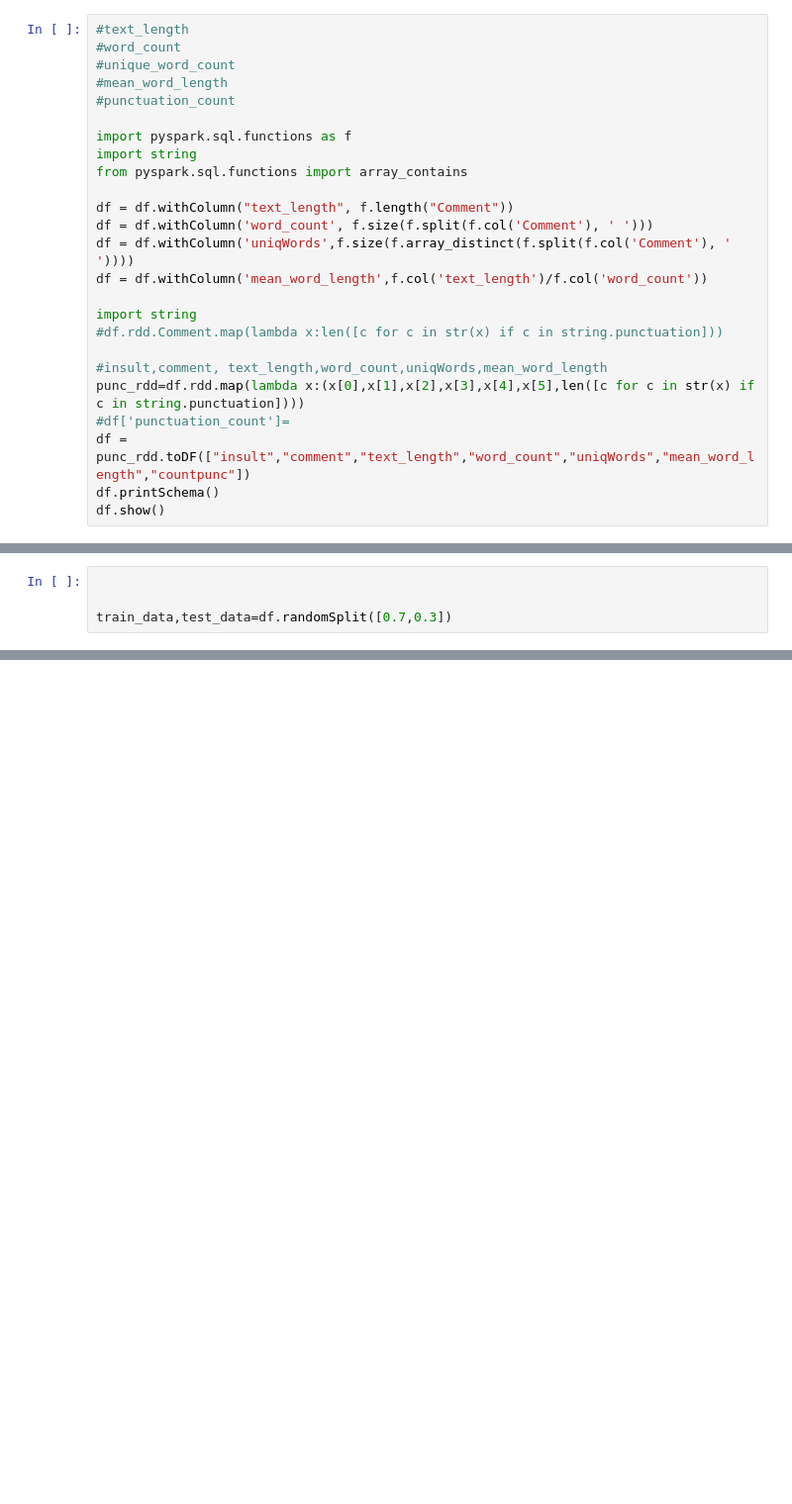
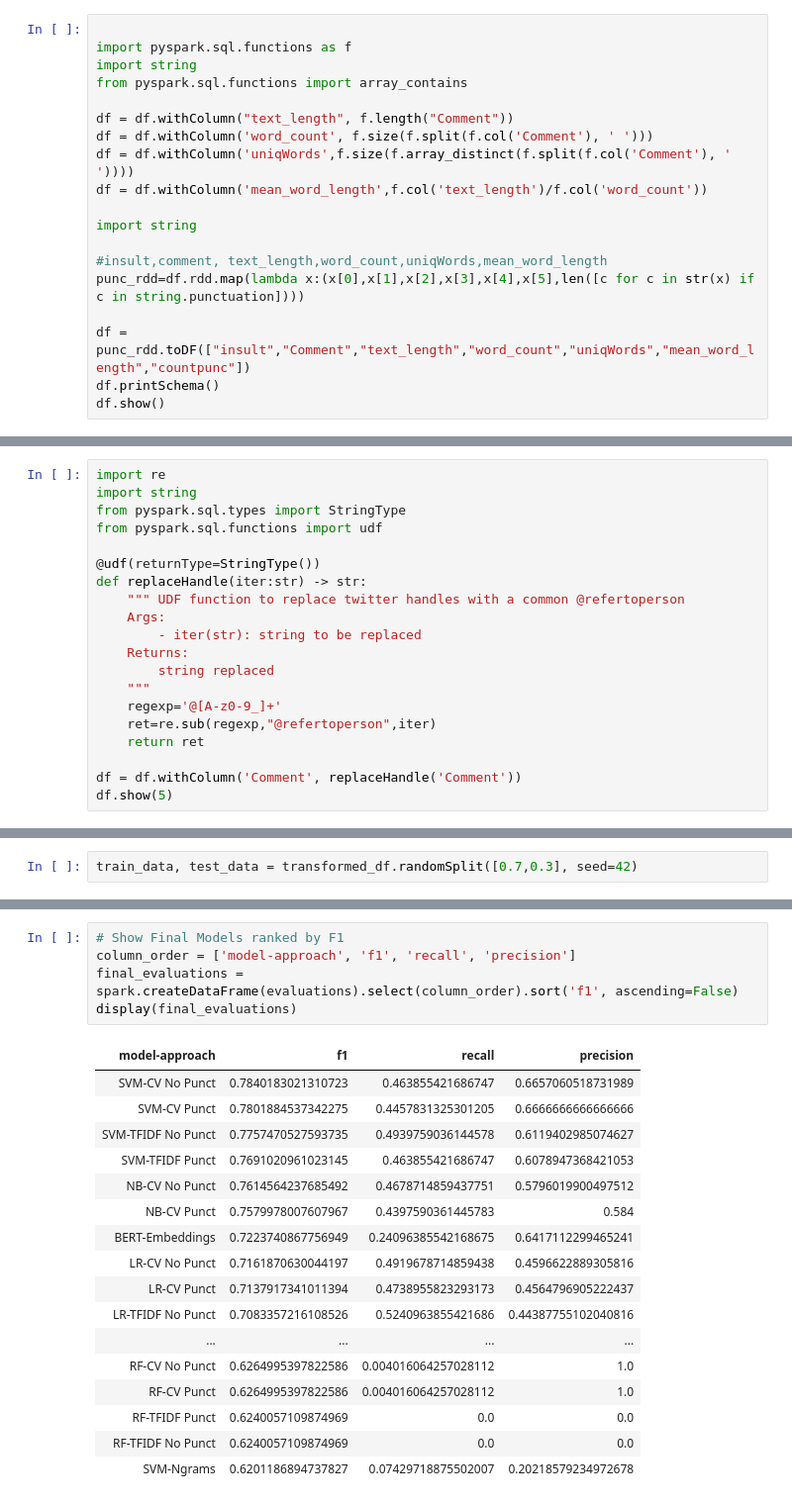
Before and after one commit to amenaUSF/CyberBullyML_Bigdata, a Jupyter notebook: FinalProject_CyberBully.ipynb, the cells around one changed output, grey strips where cells are left out. Shown at 99% size. Cells and saved outputs as stored; diff of their text form; blank space fills up the shorter version.

```diff
--- a/FinalProject_CyberBully.ipynb
+++ b/FinalProject_CyberBully.ipynb
@@ -20,9 +34,4 @@ df.dropna()
 # %%
-#text_length
-#word_count
-#unique_word_count
-#mean_word_length
-#punctuation_count
 
 import pyspark.sql.functions as f
 import string
@@ -34,12 +43,11 @@ df = df.withColumn('uniqWords',f.size(f.array_distinct(f.split(f.col('Comment'),
 df = df.withColumn('mean_word_length',f.col('text_length')/f.col('word_count'))
 
 import string
-#df.rdd.Comment.map(lambda x:len([c for c in str(x) if c in string.punctuation]))
 
 #insult,comment, text_length,word_count,uniqWords,mean_word_length
 punc_rdd=df.rdd.map(lambda x:(x[0],x[1],x[2],x[3],x[4],x[5],len([c for c in str(x) if c in string.punctuation])))
-#df['punctuation_count']=
-df = punc_rdd.toDF(["insult","comment","text_length","word_count","uniqWords","mean_word_length","countpunc"])
+
+df = punc_rdd.toDF(["insult","Comment","text_length","word_count","uniqWords","mean_word_length","countpunc"])
 df.printSchema()
 df.show()
 # %% [output]
@@ -86,0 +89,20 @@ df.show(5)
+# %%
+import re
+import string
+from pyspark.sql.types import StringType
+from pyspark.sql.functions import udf
+
+@udf(returnType=StringType())
+def replaceHandle(iter:str) -> str:
+    """ UDF function to replace twitter handles with a common @refertoperson
+    Args:
+        - iter(str): string to be replaced
+    Returns:
+        string replaced
+    """
+    regexp='@[A-z0-9_]+'
+    ret=re.sub(regexp,"@refertoperson",iter)
+    return ret
+
+df = df.withColumn('Comment', replaceHandle('Comment'))
+df.show(5)
@@ -215,4 +392,2 @@ production_df.show()
 # %%
-
-
-train_data,test_data=df.randomSplit([0.7,0.3])
+train_data, test_data = transformed_df.randomSplit([0.7,0.3], seed=42)
@@ -237,0 +807,23 @@ display(tok_train.selectExpr("Insult", "Comment","Commentwords"))
+# %%
+# Show Final Models ranked by F1
+column_order = ['model-approach', 'f1', 'recall', 'precision']
+final_evaluations = spark.createDataFrame(evaluations).select(column_order).sort('f1', ascending=False)
+display(final_evaluations)
+# %% [output]
+| model-approach | f1 | recall | precision |
+| SVM-CV No Punct | 0.7840183021310723 | 0.463855421686747 | 0.6657060518731989 |
+| SVM-CV Punct | 0.7801884537342275 | 0.4457831325301205 | 0.6666666666666666 |
+| SVM-TFIDF No Punct | 0.7757470527593735 | 0.4939759036144578 | 0.6119402985074627 |
+| SVM-TFIDF Punct | 0.7691020961023145 | 0.463855421686747 | 0.6078947368421053 |
+| NB-CV No Punct | 0.7614564237685492 | 0.4678714859437751 | 0.5796019900497512 |
+| NB-CV Punct | 0.7579978007607967 | 0.4397590361445783 | 0.584 |
+| BERT-Embeddings | 0.7223740867756949 | 0.24096385542168675 | 0.6417112299465241 |
+| LR-CV No Punct | 0.7161870630044197 | 0.4919678714859438 | 0.4596622889305816 |
+| LR-CV Punct | 0.7137917341011394 | 0.4738955823293173 | 0.4564796905222437 |
+| LR-TFIDF No Punct | 0.7083357216108526 | 0.5240963855421686 | 0.44387755102040816 |
+| ... | ... | ... | ... |
+| RF-CV No Punct | 0.6264995397822586 | 0.004016064257028112 | 1.0 |
+| RF-CV Punct | 0.6264995397822586 | 0.004016064257028112 | 1.0 |
+| RF-TFIDF Punct | 0.6240057109874969 | 0.0 | 0.0 |
+| RF-TFIDF No Punct | 0.6240057109874969 | 0.0 | 0.0 |
+| SVM-Ngrams | 0.6201186894737827 | 0.07429718875502007 | 0.20218579234972678 |
```
Also changed, not shown: parts of 40 cells of this notebook.
